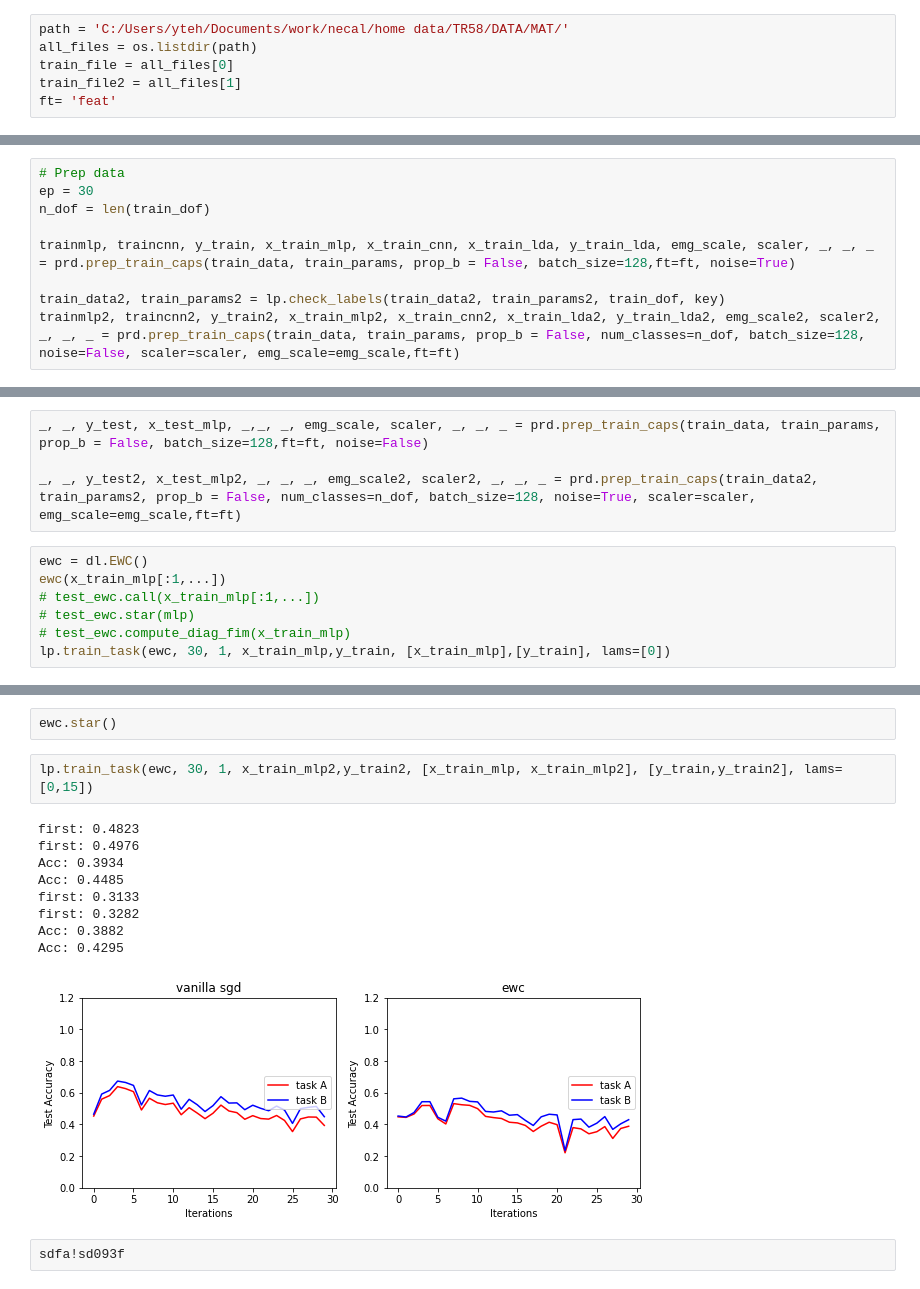
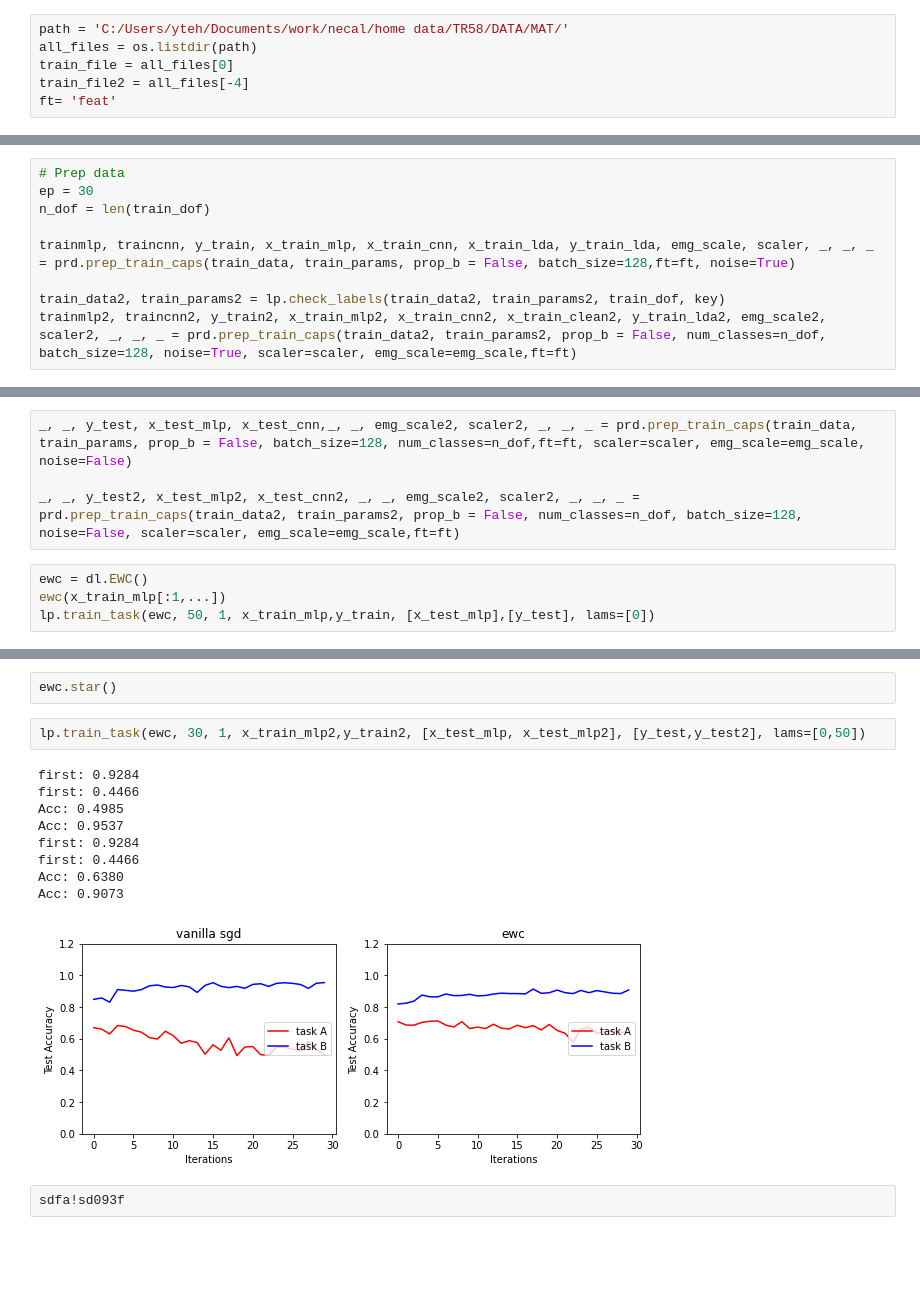
Before and after one commit to yuniteh/adaptive, a Jupyter notebook: python/main.ipynb, the cells around one changed output, grey strips where cells are left out. Cells and saved outputs as stored; diff of their text form; blank space fills up the shorter version.

Commit message:
trying to tune params

```diff
--- a/python/main.ipynb
+++ b/python/main.ipynb
@@ -20,7 +20,7 @@ Num GPUs Available:  1
 path = 'C:/Users/yteh/Documents/work/necal/home data/TR58/DATA/MAT/'
 all_files = os.listdir(path)
 train_file = all_files[0]
-train_file2 = all_files[1]
+train_file2 = all_files[-4]
 ft= 'feat'
 # %%
 all_files = np.delete(all_files,0)
@@ -45,5 +45,5 @@ n_dof = len(train_dof)
 trainmlp, traincnn, y_train, x_train_mlp, x_train_cnn, x_train_lda, y_train_lda, emg_scale, scaler, _, _, _ = prd.prep_train_caps(train_data, train_params, prop_b = False, batch_size=128,ft=ft, noise=True)
 
 train_data2, train_params2 = lp.check_labels(train_data2, train_params2, train_dof, key)
-trainmlp2, traincnn2, y_train2, x_train_mlp2, x_train_cnn2, x_train_lda2, y_train_lda2, emg_scale2, scaler2, _, _, _ = prd.prep_train_caps(train_data, train_params, prop_b = False, num_classes=n_dof, batch_size=128, noise=False, scaler=scaler, emg_scale=emg_scale,ft=ft)
+trainmlp2, traincnn2, y_train2, x_train_mlp2, x_train_cnn2, x_train_clean2, y_train_lda2, emg_scale2, scaler2, _, _, _ = prd.prep_train_caps(train_data2, train_params2, prop_b = False, num_classes=n_dof, batch_size=128, noise=True, scaler=scaler, emg_scale=emg_scale,ft=ft)
 # %% [output]
@@ -52,12 +51,9 @@ hi
 # %%
-_, _, y_test, x_test_mlp, _,_, _, emg_scale, scaler, _, _, _ = prd.prep_train_caps(train_data, train_params, prop_b = False, batch_size=128,ft=ft, noise=False)
+_, _, y_test, x_test_mlp, x_test_cnn,_, _, emg_scale2, scaler2, _, _, _ = prd.prep_train_caps(train_data, train_params, prop_b = False, batch_size=128, num_classes=n_dof,ft=ft, scaler=scaler, emg_scale=emg_scale, noise=False)
 
-_, _, y_test2, x_test_mlp2, _, _, _, emg_scale2, scaler2, _, _, _ = prd.prep_train_caps(train_data2, train_params2, prop_b = False, num_classes=n_dof, batch_size=128, noise=True, scaler=scaler, emg_scale=emg_scale,ft=ft)
+_, _, y_test2, x_test_mlp2, x_test_cnn2, _, _, emg_scale2, scaler2, _, _, _ = prd.prep_train_caps(train_data2, train_params2, prop_b = False, num_classes=n_dof, batch_size=128, noise=False, scaler=scaler, emg_scale=emg_scale,ft=ft)
 # %%
 ewc = dl.EWC()
 ewc(x_train_mlp[:1,...])
-# test_ewc.call(x_train_mlp[:1,...])
-# test_ewc.star(mlp)
-# test_ewc.compute_diag_fim(x_train_mlp)
-lp.train_task(ewc, 30, 1, x_train_mlp,y_train, [x_train_mlp],[y_train], lams=[0])
+lp.train_task(ewc, 50, 1, x_train_mlp,y_train, [x_test_mlp],[y_test], lams=[0])
 # %% [output]
@@ -71,17 +69,17 @@ ewc.compute_fisher(x_train_mlp, num_samples=200, plot_diffs=True) # use validati
 # %%
 ewc.star()
 # %%
-lp.train_task(ewc, 30, 1, x_train_mlp2,y_train2, [x_train_mlp, x_train_mlp2], [y_train,y_train2], lams=[0,15])
+lp.train_task(ewc, 30, 1, x_train_mlp2,y_train2, [x_test_mlp, x_test_mlp2], [y_test,y_test2], lams=[0,50])
 # %% [output]
-first: 0.4823
-first: 0.4976
-Acc: 0.3934
-Acc: 0.4485
-first: 0.3133
-first: 0.3282
-Acc: 0.3882
-Acc: 0.4295
+first: 0.9284
+first: 0.4466
+Acc: 0.4985
+Acc: 0.9537
+first: 0.9284
+first: 0.4466
+Acc: 0.6380
+Acc: 0.9073
-[figure, old version]
+[figure, new version]
 # %%
 sdfa!sd093f
 # %% [output]
```
Also changed, not shown: parts of 5 cells of this notebook, 3 other files.
